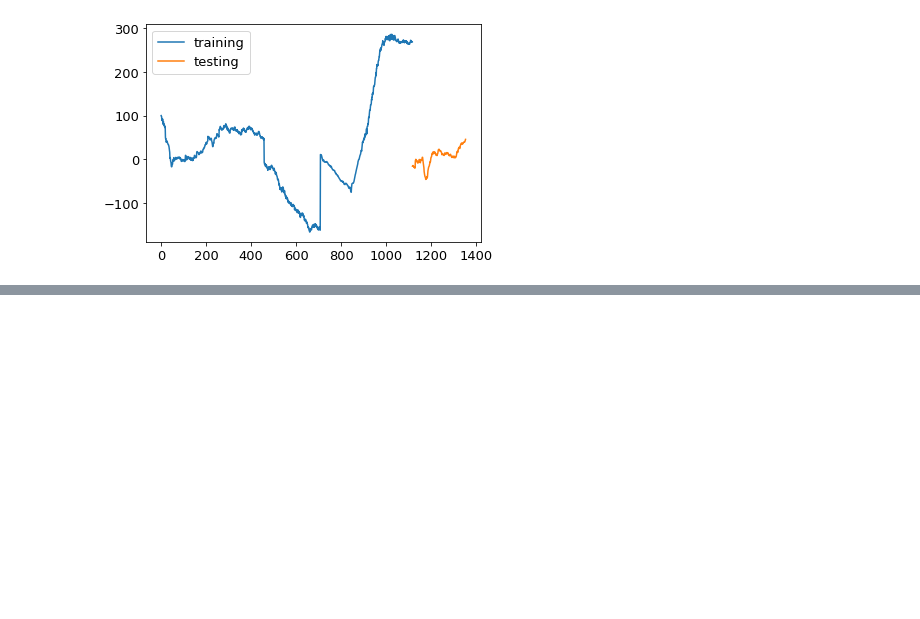
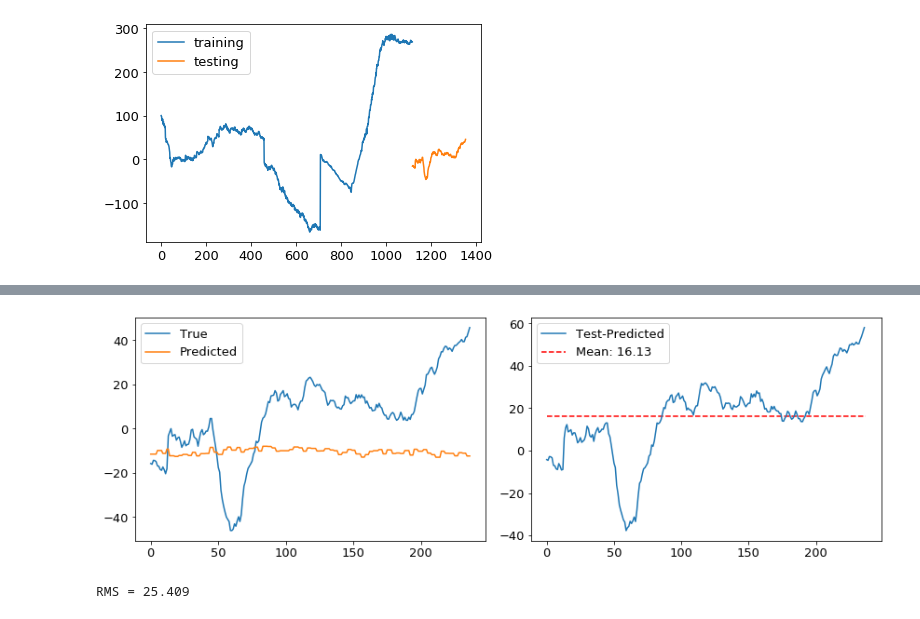
Before and after one commit to svejlgaard/finalproject, a Jupyter notebook: Jonathans hyggetid.ipynb, the cells around one changed output, grey strips where cells are left out. Drawn from its saved outputs; the diff is of its cells as text; code cells hidden in the pictures; blank space fills up the shorter version.

```diff
--- a/Jonathans hyggetid.ipynb
+++ b/Jonathans hyggetid.ipynb
@@ -84,0 +120,32 @@ RMS = 3.576
+# %%
+y_pred = []
+
+# Start using the true prior point
+params = np.reshape( X_test[0], (1, len(X_test[0])) )
+y_pred.append( model.predict(params)[0] )
+
+# Iterate predictions using prior predicted point
+for i in range(len(X_test)-1):
+    params =  np.reshape( np.append(X_test[i,:-1], params[0][-1]), (1, len(X_test[i])) )
+    y_pred.append( model.predict(params)[0] )
+# %%
+plt.figure(figsize=(12,4))
+plt.subplot(121)
+plt.plot(y_test,label="True")
+plt.plot(y_pred, label="Predicted")
+plt.legend()
+
+plt.subplot(122)
+diff = y_test-y_pred
+plt.plot(diff, label='Test-Predicted')
+plt.hlines(np.mean(diff), 0, len(diff), ls='--', color='r', label=f"Mean: {np.mean(diff):.2f}")
+plt.legend()
+
+plt.tight_layout()
+plt.show()
+
+rms = np.sqrt(np.sum((y_test-y_pred)**2)/len(y_test))
+print(f"RMS = {rms:.3f}")
+# %% [output]
+[figure, added]
+RMS = 25.409
```
Also changed, not shown: parts of 5 cells of this notebook.
